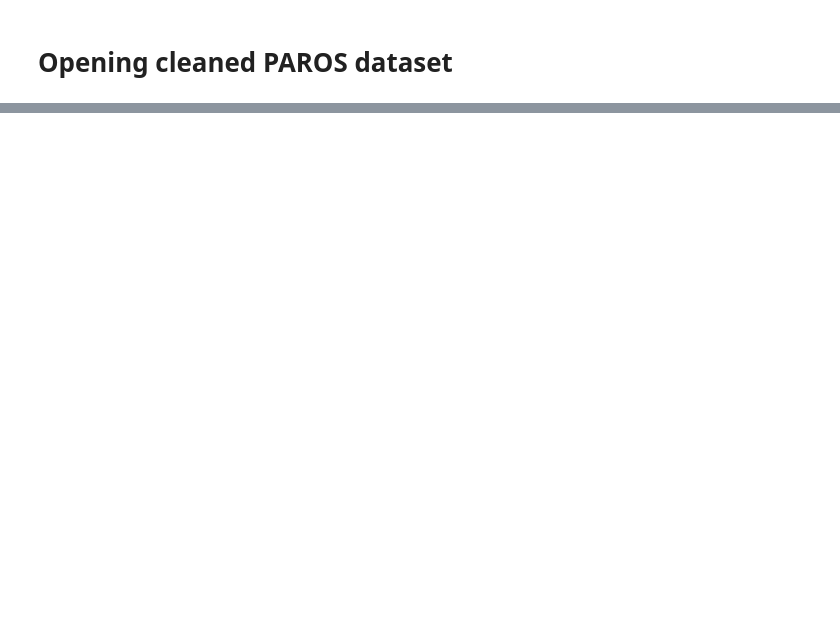
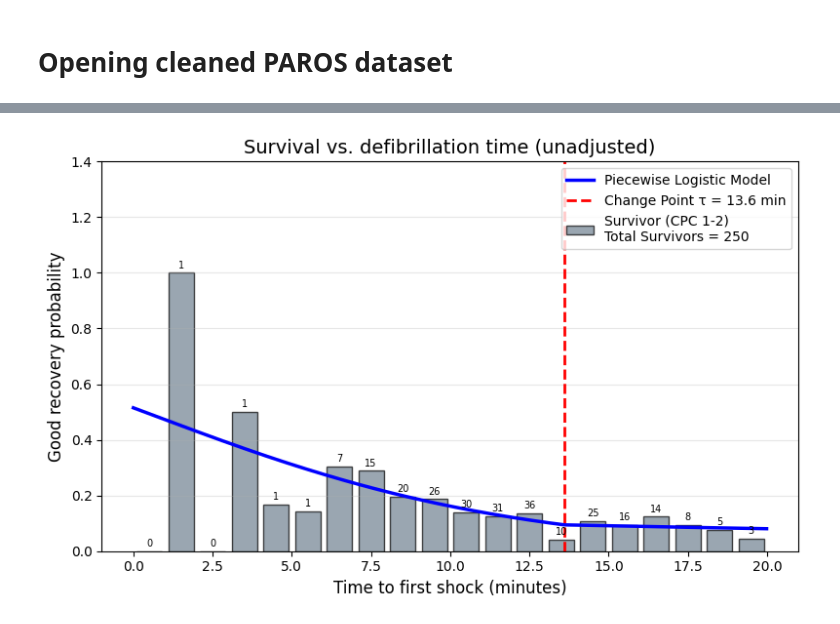
Before and after one commit to axellee1994/AED-OHCA, a Jupyter notebook: src/Survival_Curve_Analysis/Research_Question_1/v3_piecewise_lr.ipynb, the cells around one changed output, grey strips where cells are left out. Saved outputs shown, nothing was run; the diff lists cells and outputs as text; code cells hidden in the pictures; blank space fills up the shorter version.

Commit message:
Updated to use Piecewise logistic regression (L2‑regularised)

```diff
--- a/src/Survival_Curve_Analysis/Research_Question_1/v3_piecewise_lr.ipynb
+++ b/src/Survival_Curve_Analysis/Research_Question_1/v3_piecewise_lr.ipynb
@@ -113,3 +105,0 @@ df.loc[:, 'Survival_Binary'] = df['Outcome_String'].str.contains(survival_regex,
-# %%
-aed_col = 'Bystander AED applied'
-df.loc[:, 'AED_Applied_Binary'] = df[aed_col].astype(str).str.contains('Yes|Applied|1', case=False, na=False).astype(int)
@@ -307,0 +106,9 @@ plt.show()
+# %%
+# ==========================================
+# 5. CLEAN DATAFRAME (WITHOUT LOSING BYSTANDER SHOCKS)
+# ==========================================
+
+# Use corrected time variable
+df_clean = df.dropna(subset=['Outcome_Strict', 'Time_to_Defib_Corrected']).copy()
+print(f"Analytic cohort size: {len(df_clean)}")
+print(f"Number of good neurological outcomes: {df_clean['Outcome_Strict'].sum()}")
@@ -307,0 +150,7 @@ plt.show()
+# %%
+tau_grid = np.arange(1.0, 20.1, 0.2)
+print("\n--- Grid search for optimal breakpoint τ (unadjusted) ---")
+optimal_tau = find_optimal_tau_unadjusted(df_clean, 'Time_to_Defib_Corrected', 'Outcome_Strict', tau_grid, C=0.1)
+if optimal_tau is None:
+    raise RuntimeError("No stable τ found – try extending grid or increasing C.")
+print(f"Optimal change point τ = {optimal_tau:.2f} minutes")
@@ -307,0 +222,80 @@ plt.show()
+# %%
+# ==========================================
+# 1. Create 1‑minute bins for observed data
+# ==========================================
+max_time = df_clean['Time_to_Defib_Corrected'].max()
+bins = np.arange(0, max_time + 1, 1)
+df_clean['Time_Bin'] = pd.cut(df_clean['Time_to_Defib_Corrected'], bins=bins, right=False)
+
+binned_stats = (
+    df_clean.groupby('Time_Bin', observed=False)['Outcome_Strict']
+    .agg(['count', 'sum'])
+    .reset_index()
+)
+binned_stats['Bin_Mid'] = binned_stats['Time_Bin'].apply(lambda x: x.mid).astype(float)
+binned_stats = binned_stats[binned_stats['count'] > 0]
+
+# ==========================================
+# 2. Create figure and add bars
+# ==========================================
+plt.figure(figsize=(8, 5))
+
+# Bars: width slightly less than 1 to avoid overlap
+bars = plt.bar(binned_stats['Bin_Mid'],
+               binned_stats['sum'] / binned_stats['count'],
+               width=0.8, color='slategray', alpha=0.7, edgecolor='black',
+               label='Survivor (CPC 1‑2)\nTotal Survivors = 250')
+
+total_survivors = binned_stats['sum'].sum()
+print(f"Total survivors across bins: {total_survivors}")
+print("Survivors per bin:")
+for idx, row in binned_stats.iterrows():
+    print(f"  Bin {row['Bin_Mid']:.1f} min: surv = {int(row['sum'])}")
+
+# Assert that total matches expected 250
+assert total_survivors == 250, f"Expected 250 survivors, but got {total_survivors}. Check bin edges."
+
+# Add survivor labels on bars (vertical)
+for bar, surv in zip(bars, binned_stats['sum']):
+    plt.text(bar.get_x() + bar.get_width()/2, bar.get_height() + 0.01,
+             f'{int(surv)}', ha='center', va='bottom', fontsize=7)
+
+# Verify total survivors
+print(f"Total survivors in df_clean: {df_clean['Outcome_Strict'].sum()}")
+print(f"Total survivors in binned_stats: {binned_stats['sum'].sum()}")
+assert df_clean['Outcome_Strict'].sum() == binned_stats['sum'].sum(), "Mismatch: binning lost or duplicated survivors"
+
+# ==========================================
+# 3. Add fitted piecewise curve
+# ==========================================
+time_grid = np.linspace(0, max_time, 200)
+
+# Create feature matrix for grid points
+X_grid = np.column_stack([
+    np.clip(time_grid, a_min=None, a_max=optimal_tau),
+    np.clip(time_grid - optimal_tau, a_min=0, a_max=None)
+])
+# Apply the same scaler used for the final model
+X_grid_scaled = scaler_final.transform(X_grid)
+
+# Compute predictions using the scaled features
+linear_pred_grid = intercept + np.dot(X_grid_scaled, coefs)
+pred_probs = 1 / (1 + np.exp(-linear_pred_grid))
+
+plt.plot(time_grid, pred_probs, 'b-', linewidth=2.5, label='Piecewise Logistic Model')
+plt.axvline(x=optimal_tau, color='red', linestyle='--', linewidth=2,
+           label=f'Change Point τ = {optimal_tau:.1f} min')
+
+# ==========================================
+# 4. Labels, legend, and display
+# ==========================================
+plt.xlabel('Time to first shock (minutes)', fontsize=12)
+plt.ylabel('Good recovery probability', fontsize=12)
+plt.title('Survival vs. defibrillation time (unadjusted)', fontsize=14)
+plt.legend(loc='upper right', fontsize=10)
+plt.ylim(0, 1.4)
+plt.grid(axis='y', alpha=0.3)
+plt.tight_layout()
+plt.savefig('V3_Unadjusted_Piecewise_Curve.png', dpi=300)
+plt.show()
+# %% [output]
@@ -307,0 +319 @@ plt.show()
+[figure, added]
```
Also changed, not shown: parts of 25 cells of this notebook, 4 other files.
